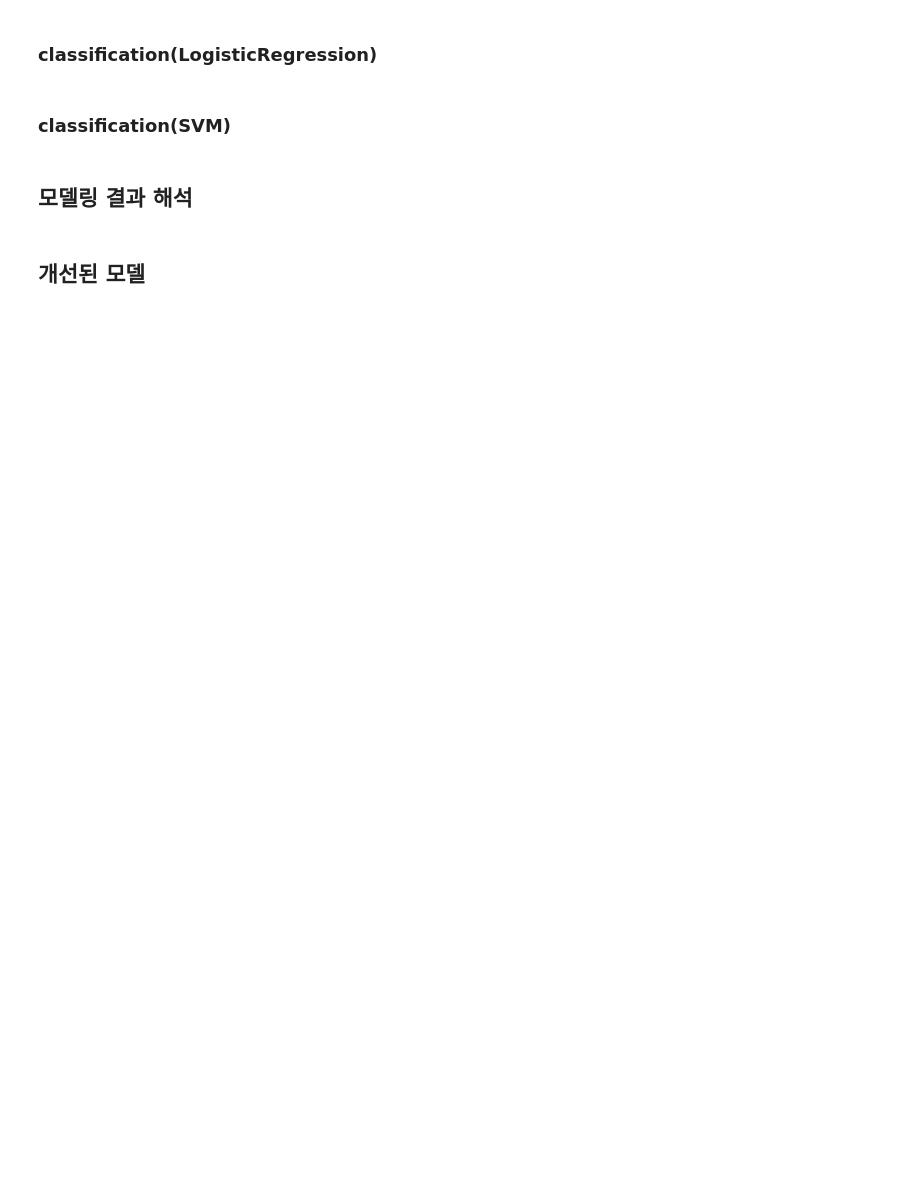
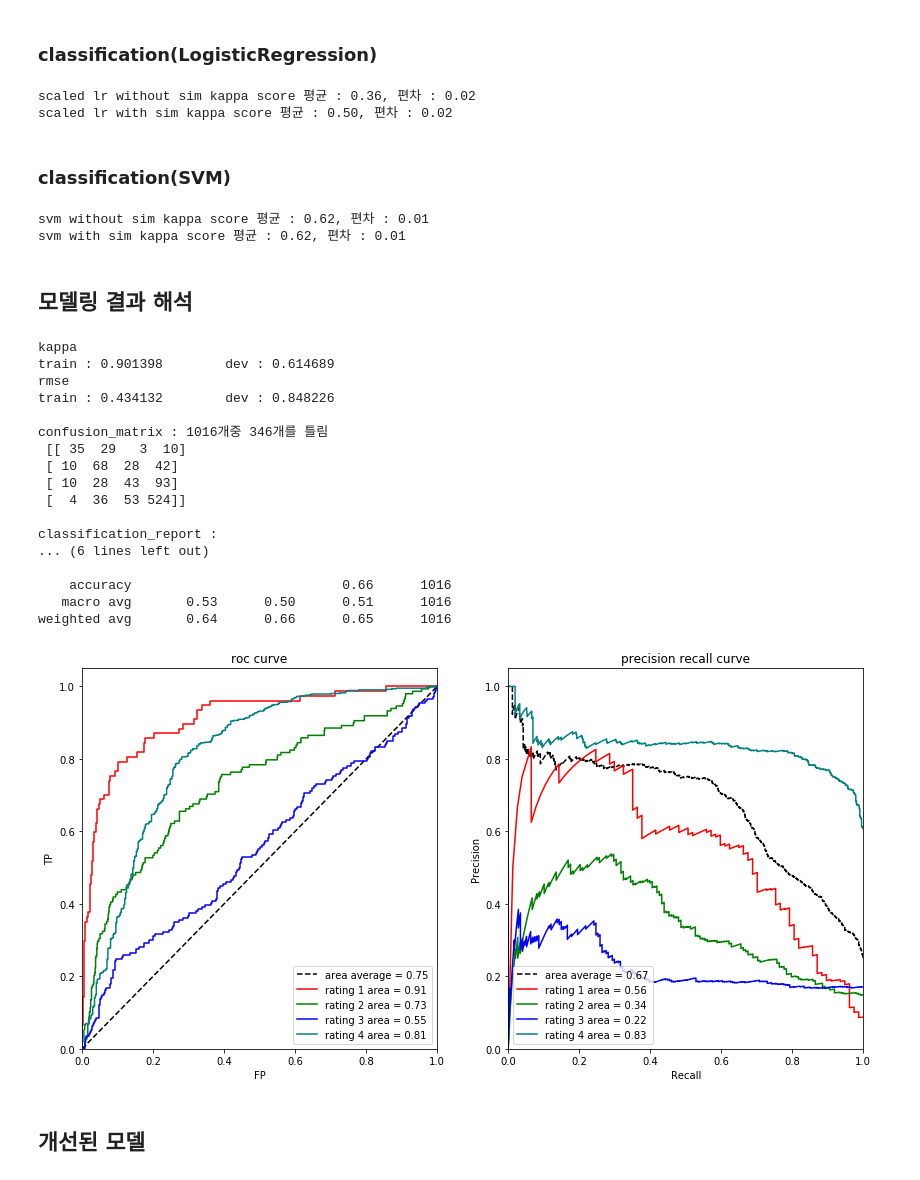
Before and after one commit to sooooner/Crowdflower-Search-Results-Relevance, a Jupyter notebook: LSA.ipynb, the cells around one changed output. Drawn from its saved outputs; the diff is of its cells as text; code cells hidden in the pictures; blank space fills up the shorter version.

```diff
--- a/LSA.ipynb
+++ b/LSA.ipynb
@@ -170,34 +167,61 @@ lr = LogisticRegression(max_iter=500)
 cv = StratifiedKFold(n_splits=5, shuffle=True)
 kappa_scores = cross_val_score(lr, X_scaled_train, y, \
                                scoring=make_scorer(metric.quadratic_weighted_kappa, greater_is_better = True), cv=cv)
-print("kappa score 평균 : %0.2d, 편차 : %0.2d" % (np.mean(kappa_scores), np.std(kappa_scores)))
+
+print("scaled lr kappa score 평균 : %0.2f, 편차 : %0.2f" % (np.mean(kappa_scores), np.std(kappa_scores)))
+# %% [output]
+scaled lr without sim kappa score 평균 : 0.36, 편차 : 0.02
+scaled lr with sim kappa score 평균 : 0.50, 편차 : 0.02
 # %% [markdown]
 ### classification(SVM)
 # %%
 # C=100(패널티) 문서당 유사도가 크기때문에(쿼리의 중복) 100으로 잡고 시작
 svm = SVC(C = 100, gamma='auto', probability=True)
 
+cv = StratifiedKFold(n_splits=5, shuffle=True)
 kappa_scores = cross_val_score(svm, X_scaled_train, y, \
                                scoring=make_scorer(metric.quadratic_weighted_kappa, greater_is_better = True), cv=cv)
-print("kappa score 평균 : %0.2d, 편차 : %0.2d" % (np.mean(kappa_scores), np.std(kappa_scores)))
+print("svm kappa score 평균 : %0.2f, 편차 : %0.2f" % (np.mean(kappa_scores), np.std(kappa_scores)))
+# %% [output]
+svm without sim kappa score 평균 : 0.62, 편차 : 0.01
+svm with sim kappa score 평균 : 0.62, 편차 : 0.01
 # %% [markdown]
 ## 모델링 결과 해석
 # %%
 svm_result = svm.fit(X_scaled_train, y)
+svm_pred_train = svm_result.predict(X_scaled_train)
 svm_pred_dev = svm_result.predict(X_scaled_dev)
 
 print("kappa\ntrain : %f\tdev : %f"% (metric.quadratic_weighted_kappa(y, svm_pred_train), \
                                       metric.quadratic_weighted_kappa(y_dev, svm_pred_dev)))
 
 print("rmse\ntrain : %f\tdev : %f"% (mean_squared_error(y, svm_pred_train)**0.5, \
                                      mean_squared_error(y_dev, svm_pred_dev)**0.5))
 
 print('\nconfusion_matrix : %d개중 %d개를 틀림\n'%(len(y_dev), len(np.where(svm_pred_dev!=y_dev)[0])), \
-      metrics.confusion_matrix(y_dev, svm_pred_dev))
-
+      confusion_matrix(y_dev, svm_pred_dev))
 print('\nclassification_report :\n', classification_report(y_dev, svm_pred_dev))
 
 plot_multiclass_roc_prc(svm, X_scaled_dev, y_dev)
+# %% [output]
+kappa
+train : 0.901398        dev : 0.614689
+rmse
+train : 0.434132        dev : 0.848226
+
+confusion_matrix : 1016개중 346개를 틀림
+ [[ 35  29   3  10]
+ [ 10  68  28  42]
+ [ 10  28  43  93]
+ [  4  36  53 524]]
+
+classification_report :
+... (6 lines left out)
+
+    accuracy                           0.66      1016
+   macro avg       0.53      0.50      0.51      1016
+weighted avg       0.64      0.66      0.65      1016
+[figure, added]
 # %% [markdown]
 ## 개선된 모델
 # %%
```
Also changed, not shown: parts of 43 cells of this notebook, 2 other files.
